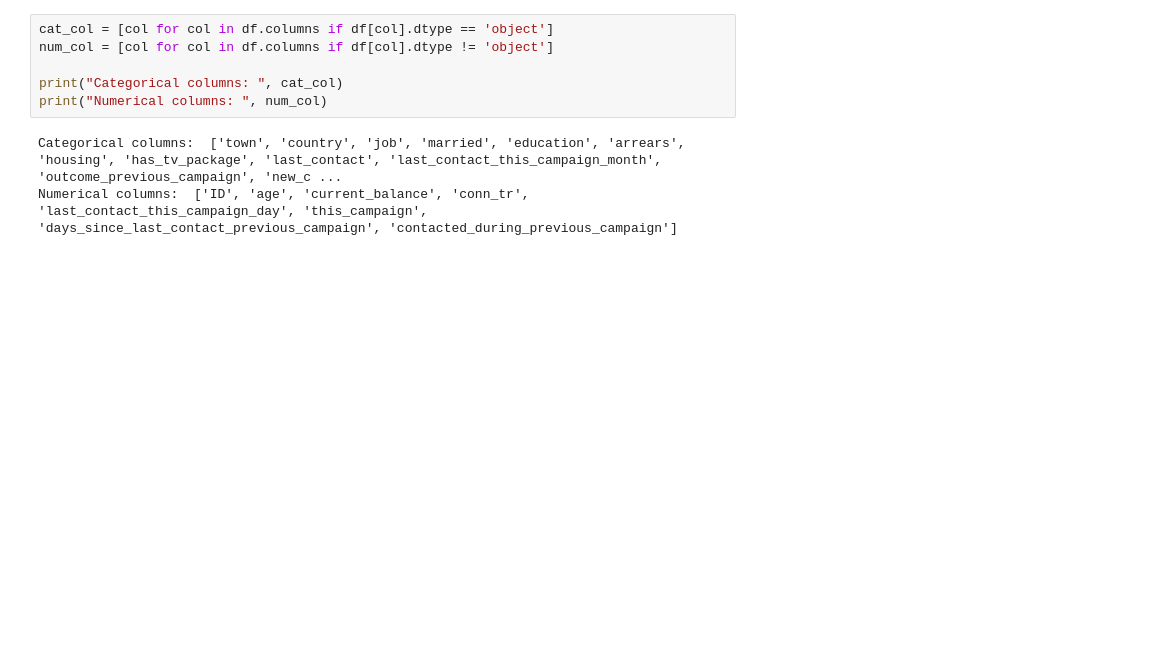
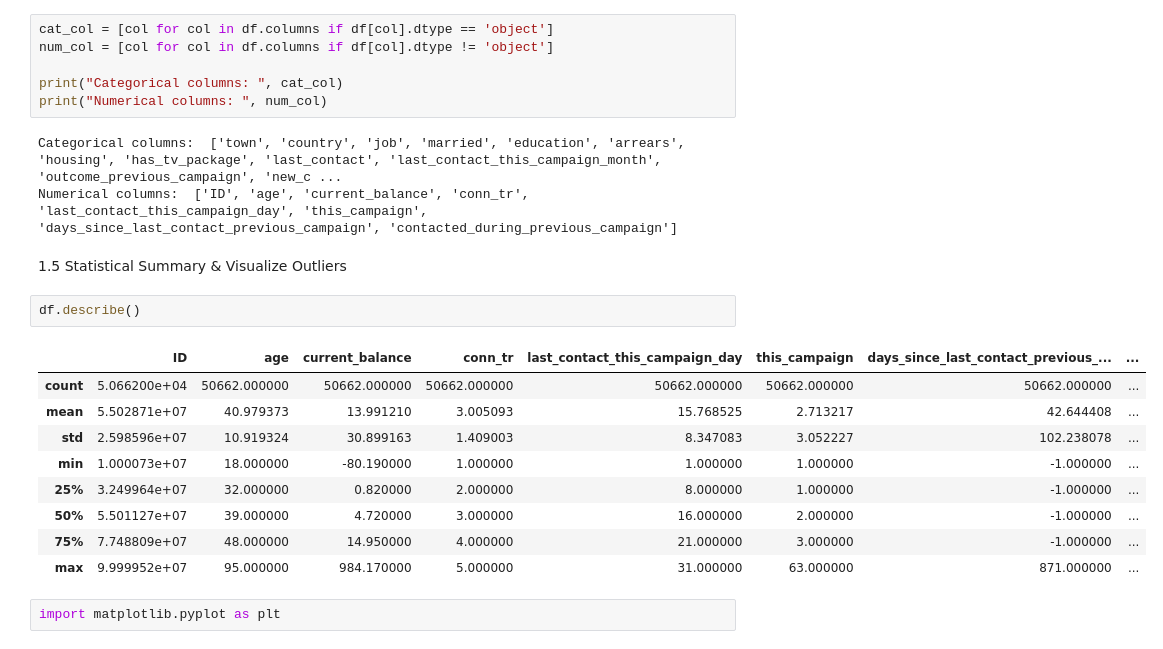
Before and after one commit to pragashraj/ITNPBD6-Customer-Targeting, a Jupyter notebook: ITNPBD6_Customer_Targeting.ipynb, the cells around one changed output. Saved outputs shown, nothing was run; the diff lists cells and outputs as text; blank space fills up the shorter version.

```diff
--- a/ITNPBD6_Customer_Targeting.ipynb
+++ b/ITNPBD6_Customer_Targeting.ipynb
@@ -60,3 +62,19 @@ print("Numerical columns: ", num_col)
 # %% [output]
 Categorical columns:  ['town', 'country', 'job', 'married', 'education', 'arrears', 'housing', 'has_tv_package', 'last_contact', 'last_contact_this_campaign_month', 'outcome_previous_campaign', 'new_c ...
 Numerical columns:  ['ID', 'age', 'current_balance', 'conn_tr', 'last_contact_this_campaign_day', 'this_campaign', 'days_since_last_contact_previous_campaign', 'contacted_during_previous_campaign']
+# %% [markdown]
+1.5 Statistical Summary & Visualize Outliers
+# %%
+df.describe()
+# %% [output]
+|  | ID | age | current_balance | conn_tr | last_contact_this_campaign_day | this_campaign | days_since_last_contact_previous_... | ... |
+| count | 5.066200e+04 | 50662.000000 | 50662.000000 | 50662.000000 | 50662.000000 | 50662.000000 | 50662.000000 | ... |
+| mean | 5.502871e+07 | 40.979373 | 13.991210 | 3.005093 | 15.768525 | 2.713217 | 42.644408 | ... |
+| std | 2.598596e+07 | 10.919324 | 30.899163 | 1.409003 | 8.347083 | 3.052227 | 102.238078 | ... |
+| min | 1.000073e+07 | 18.000000 | -80.190000 | 1.000000 | 1.000000 | 1.000000 | -1.000000 | ... |
+| 25% | 3.249964e+07 | 32.000000 | 0.820000 | 2.000000 | 8.000000 | 1.000000 | -1.000000 | ... |
+| 50% | 5.501127e+07 | 39.000000 | 4.720000 | 3.000000 | 16.000000 | 2.000000 | -1.000000 | ... |
+| 75% | 7.748809e+07 | 48.000000 | 14.950000 | 4.000000 | 21.000000 | 3.000000 | -1.000000 | ... |
+| max | 9.999952e+07 | 95.000000 | 984.170000 | 5.000000 | 31.000000 | 63.000000 | 871.000000 | ... |
+# %%
+import matplotlib.pyplot as plt
```
Also changed, not shown: parts of 5 cells of this notebook.
